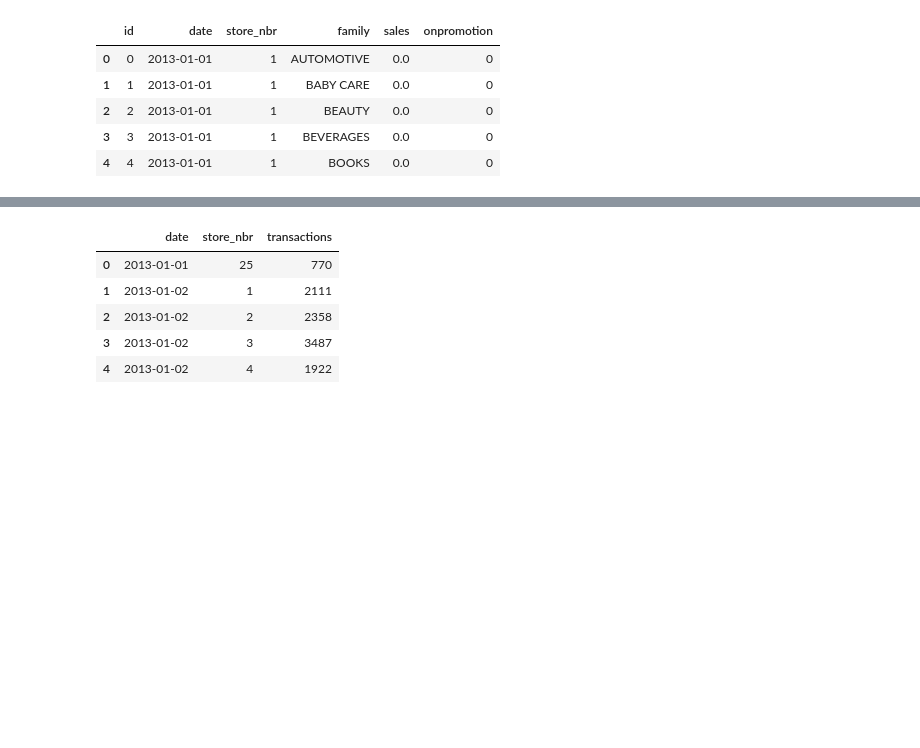
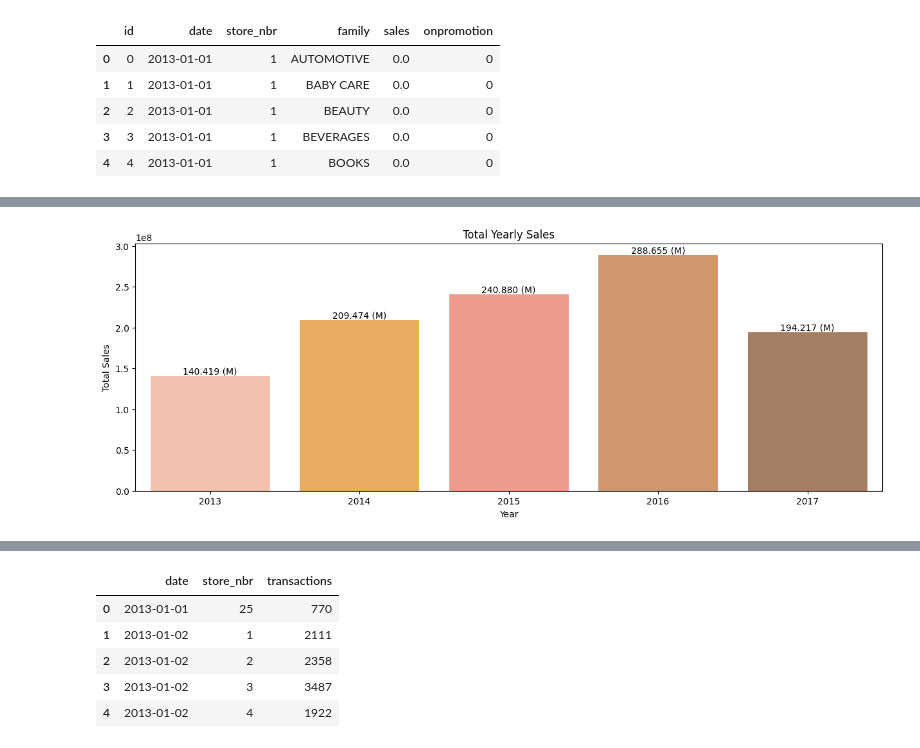
Before and after one commit to Njuraita/Time-Series-Regression-Analysis-Corporation-Favorita-, a Jupyter notebook: Notebooks/main.ipynb, the cells around one changed output, grey strips where cells are left out. Cells and saved outputs as stored; diff of their text form; code cells hidden in the pictures; blank space fills up the shorter version.

```diff
--- a/Notebooks/main.ipynb
+++ b/Notebooks/main.ipynb
@@ -419,0 +499,27 @@ df_train.head()
+# %%
+# Copy the train data
+df_train_cp = df_train.copy()
+
+# Convert 'date' column to datetime type
+df_train_cp['date'] = pd.to_datetime(df_train_cp['date'])
+
+# Extracting year from the 'date' column and setting it as index
+df_train_cp.set_index(df_train_cp['date'].dt.year, inplace=True)
+df_train_cp.index.name = 'year'  # Naming the index as 'year'
+
+# Grouping by year and summing the sales
+total_yearly_sales = df_train_cp.groupby('year')['sales'].sum()
+
+# Plotting the total yearly sales with a bar plot
+custom_palette = ['#FFA07A', '#FF8C00', '#FF6347', '#D2691E', '#8B4513']
+plt.figure(figsize=(15, 5))
+barplot = sns.barplot(x=total_yearly_sales.index, y=total_yearly_sales.values, palette=custom_palette, alpha=0.7)
+for index, value in enumerate(total_yearly_sales):
+    label = f'{value / 1e6:.3f} (M)'  # Format value in Millions
+    barplot.text(index, value, label, ha='center', va='bottom')
+plt.xlabel('Year')
+plt.ylabel('Total Sales')
+plt.title('Total Yearly Sales')
+plt.show()
+# %% [output]
+[figure, added]
```
Also changed, not shown: parts of 33 cells of this notebook.
